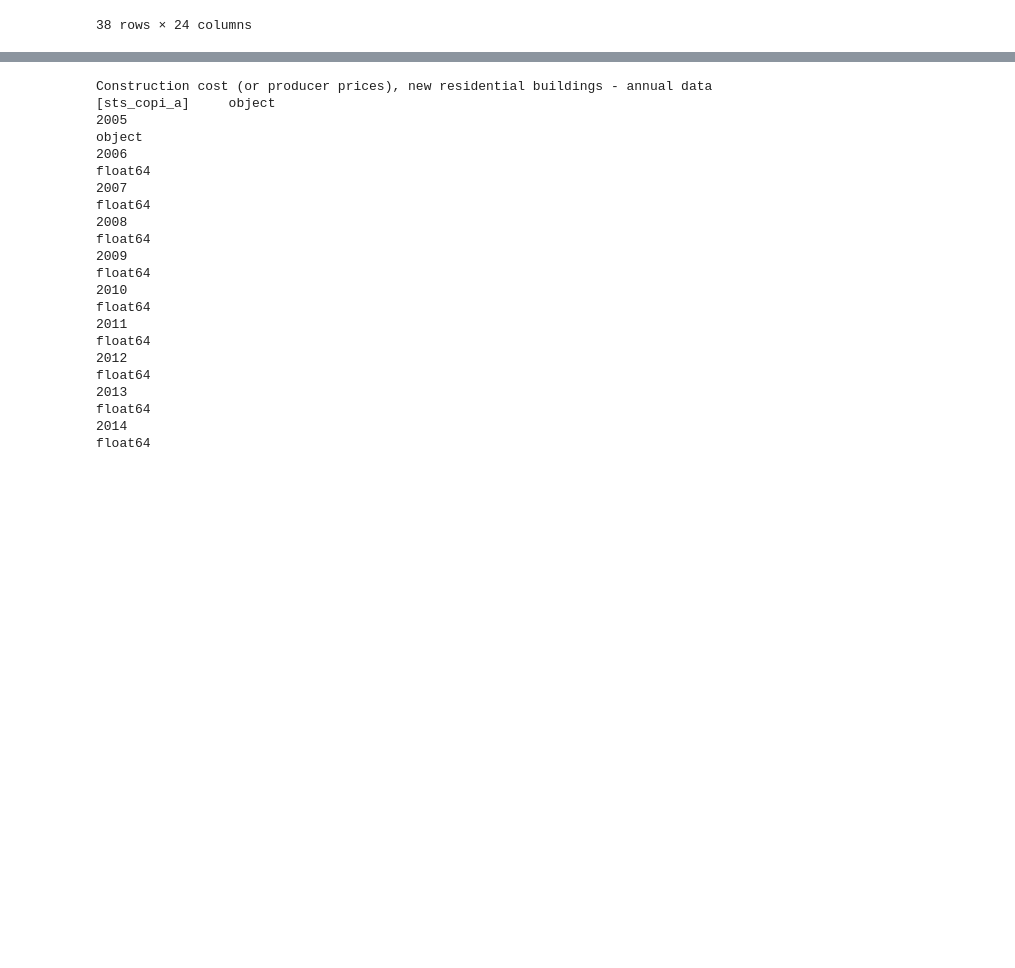
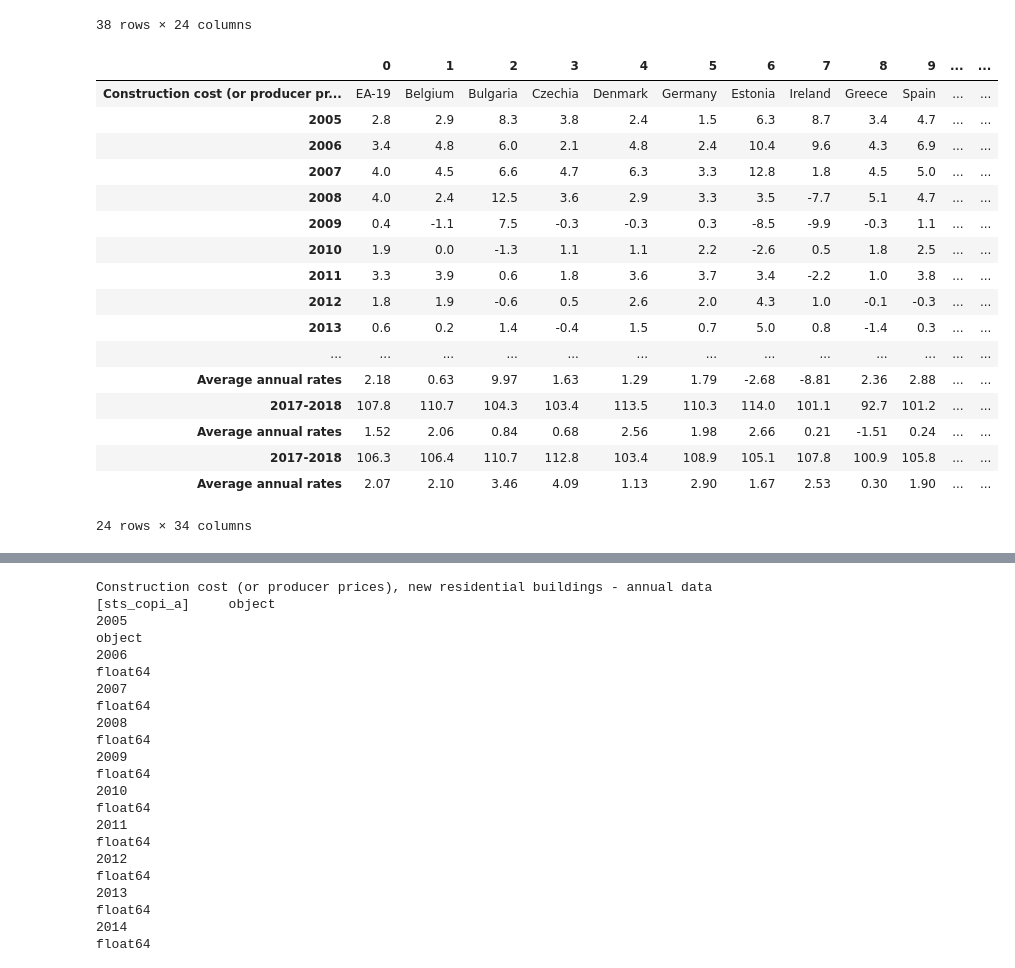
Before and after one commit to jlac23/CCT_MSC_DA_CA2_2020092, a Jupyter notebook: MSC_DA_CA2_2020092.ipynb, the cells around one changed output, grey strips where cells are left out. Saved outputs shown, nothing was run; the diff lists cells and outputs as text; code cells hidden in the pictures; blank space fills up the shorter version.

```diff
--- a/MSC_DA_CA2_2020092.ipynb
+++ b/MSC_DA_CA2_2020092.ipynb
@@ -459,7 +459,28 @@ df2
 | 37 | Source: Eurostat (online data cod... | NaN | NaN | NaN | NaN | NaN | NaN | NaN | NaN | NaN | ... |
 38 rows × 24 columns
 # %%
-df2.drop([34,35,37],axis=0,inplace=True)
+df2.drop([34,35,36,37],axis=0,inplace=True)
+# %%
+df2.transpose()
+# %% [output]
+|  | 0 | 1 | 2 | 3 | 4 | 5 | 6 | 7 | 8 | 9 | ... | ... |
+| Construction cost (or producer pr... | EA-19 | Belgium | Bulgaria | Czechia | Denmark | Germany | Estonia | Ireland | Greece | Spain | ... | ... |
+| 2005 | 2.8 | 2.9 | 8.3 | 3.8 | 2.4 | 1.5 | 6.3 | 8.7 | 3.4 | 4.7 | ... | ... |
+| 2006 | 3.4 | 4.8 | 6.0 | 2.1 | 4.8 | 2.4 | 10.4 | 9.6 | 4.3 | 6.9 | ... | ... |
+| 2007 | 4.0 | 4.5 | 6.6 | 4.7 | 6.3 | 3.3 | 12.8 | 1.8 | 4.5 | 5.0 | ... | ... |
+| 2008 | 4.0 | 2.4 | 12.5 | 3.6 | 2.9 | 3.3 | 3.5 | -7.7 | 5.1 | 4.7 | ... | ... |
+| 2009 | 0.4 | -1.1 | 7.5 | -0.3 | -0.3 | 0.3 | -8.5 | -9.9 | -0.3 | 1.1 | ... | ... |
+| 2010 | 1.9 | 0.0 | -1.3 | 1.1 | 1.1 | 2.2 | -2.6 | 0.5 | 1.8 | 2.5 | ... | ... |
+| 2011 | 3.3 | 3.9 | 0.6 | 1.8 | 3.6 | 3.7 | 3.4 | -2.2 | 1.0 | 3.8 | ... | ... |
+| 2012 | 1.8 | 1.9 | -0.6 | 0.5 | 2.6 | 2.0 | 4.3 | 1.0 | -0.1 | -0.3 | ... | ... |
+| 2013 | 0.6 | 0.2 | 1.4 | -0.4 | 1.5 | 0.7 | 5.0 | 0.8 | -1.4 | 0.3 | ... | ... |
+| ... | ... | ... | ... | ... | ... | ... | ... | ... | ... | ... | ... | ... |
+| Average annual rates | 2.18 | 0.63 | 9.97 | 1.63 | 1.29 | 1.79 | -2.68 | -8.81 | 2.36 | 2.88 | ... | ... |
+| 2017-2018 | 107.8 | 110.7 | 104.3 | 103.4 | 113.5 | 110.3 | 114.0 | 101.1 | 92.7 | 101.2 | ... | ... |
+| Average annual rates | 1.52 | 2.06 | 0.84 | 0.68 | 2.56 | 1.98 | 2.66 | 0.21 | -1.51 | 0.24 | ... | ... |
+| 2017-2018 | 106.3 | 106.4 | 110.7 | 112.8 | 103.4 | 108.9 | 105.1 | 107.8 | 100.9 | 105.8 | ... | ... |
+| Average annual rates | 2.07 | 2.10 | 3.46 | 4.09 | 1.13 | 2.90 | 1.67 | 2.53 | 0.30 | 1.90 | ... | ... |
+24 rows × 34 columns
 # %%
 df2.describe()
 # %% [output]
```
Also changed, not shown: parts of 3 cells of this notebook, 1 other file.
